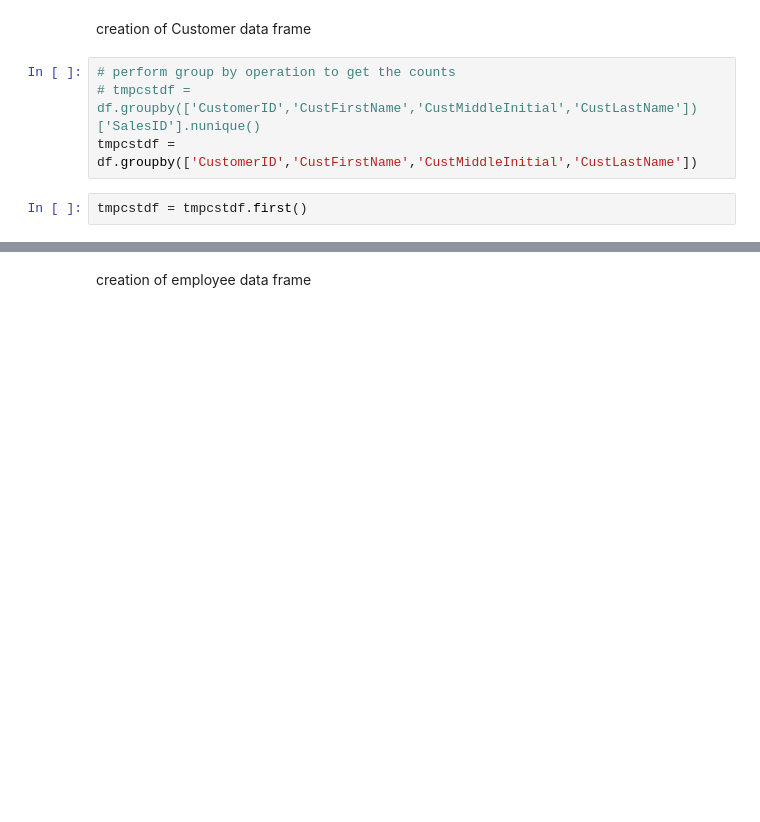
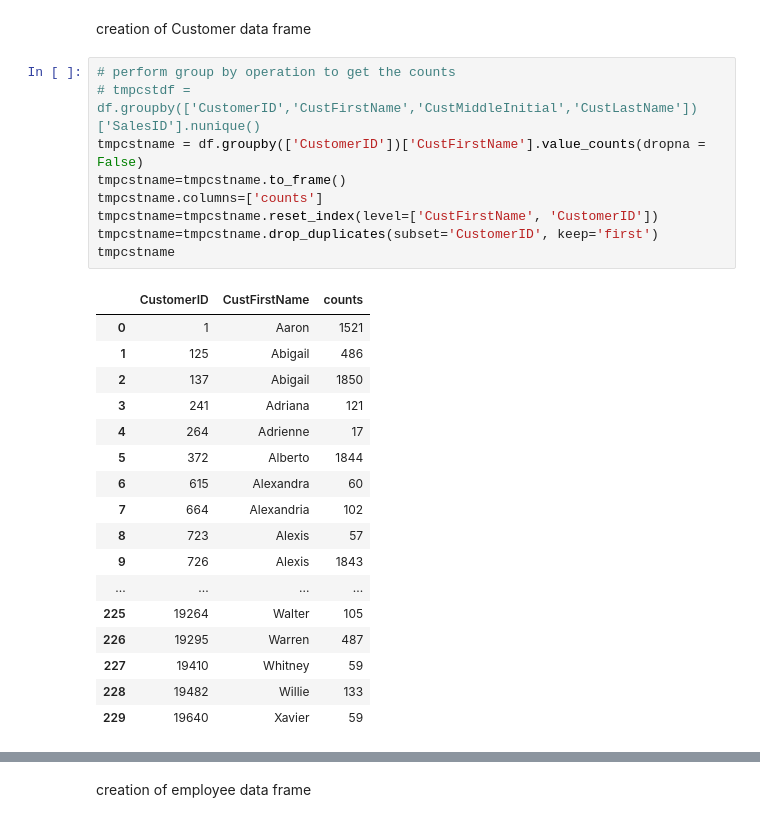
Before and after one commit to vinayak-parab/Data_Management_ETL, a Jupyter notebook: DM_ETL.ipynb, the cells around one changed output, grey strips where cells are left out. Cells and saved outputs as stored; diff of their text form; blank space fills up the shorter version.

```diff
--- a/DM_ETL.ipynb
+++ b/DM_ETL.ipynb
@@ -259,6 +208,27 @@ creation of Customer data frame
 # %%
 # perform group by operation to get the counts
 # tmpcstdf = df.groupby(['CustomerID','CustFirstName','CustMiddleInitial','CustLastName'])['SalesID'].nunique()
-tmpcstdf = df.groupby(['CustomerID','CustFirstName','CustMiddleInitial','CustLastName'])
+tmpcstname = df.groupby(['CustomerID'])['CustFirstName'].value_counts(dropna = False)
+tmpcstname=tmpcstname.to_frame()
+tmpcstname.columns=['counts']
+tmpcstname=tmpcstname.reset_index(level=['CustFirstName', 'CustomerID'])
+tmpcstname=tmpcstname.drop_duplicates(subset='CustomerID', keep='first')
+tmpcstname
+# %% [output]
+|  | CustomerID | CustFirstName | counts |
+| 0 | 1 | Aaron | 1521 |
+| 1 | 125 | Abigail | 486 |
+| 2 | 137 | Abigail | 1850 |
+| 3 | 241 | Adriana | 121 |
+| 4 | 264 | Adrienne | 17 |
+| 5 | 372 | Alberto | 1844 |
+| 6 | 615 | Alexandra | 60 |
+| 7 | 664 | Alexandria | 102 |
+| 8 | 723 | Alexis | 57 |
+| 9 | 726 | Alexis | 1843 |
+| ... | ... | ... | ... |
+| 225 | 19264 | Walter | 105 |
+| 226 | 19295 | Warren | 487 |
+| 227 | 19410 | Whitney | 59 |
+| 228 | 19482 | Willie | 133 |
+| 229 | 19640 | Xavier | 59 |
-# %%
-tmpcstdf = tmpcstdf.first()
```
Also changed, not shown: parts of 29 cells of this notebook.
